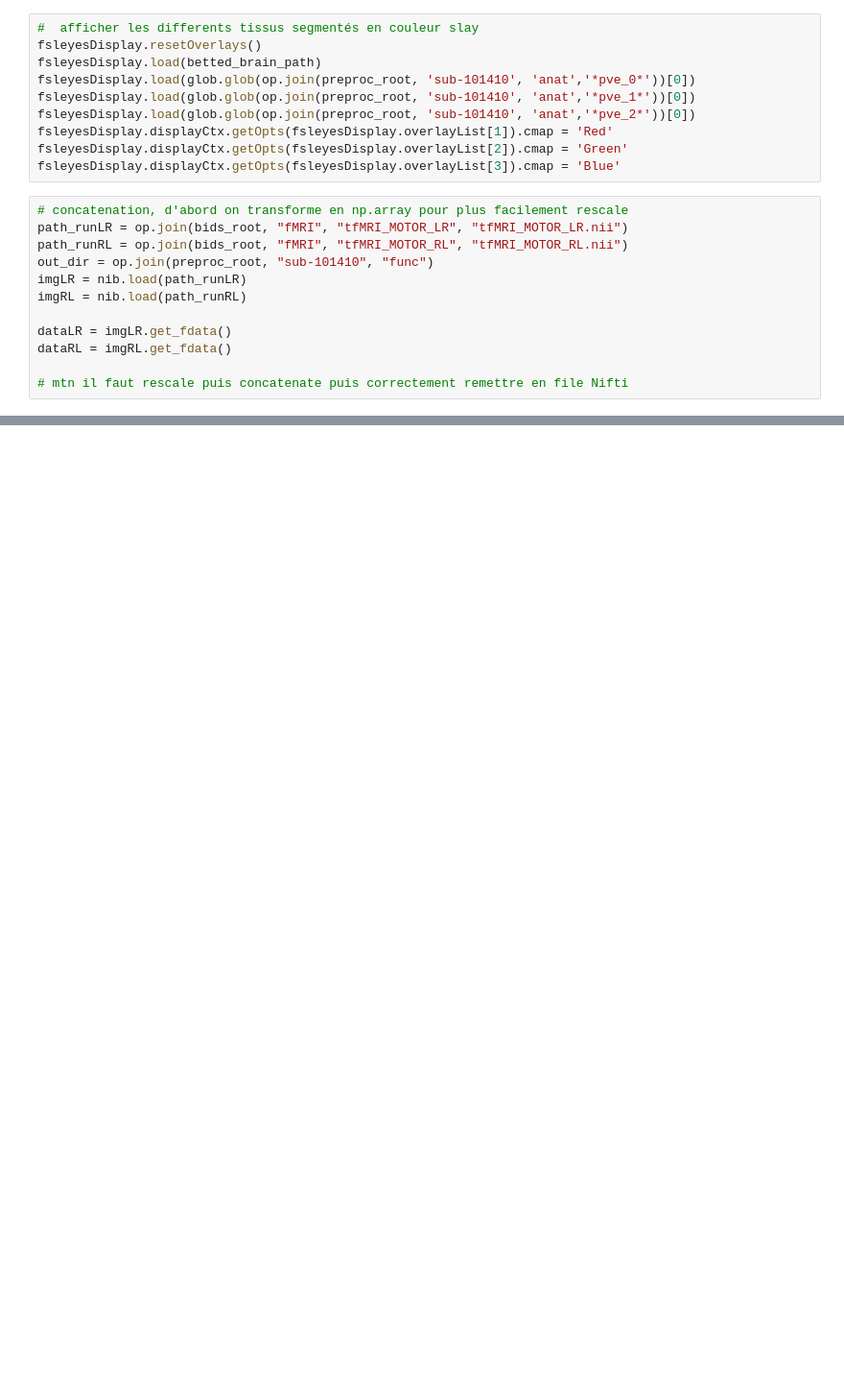
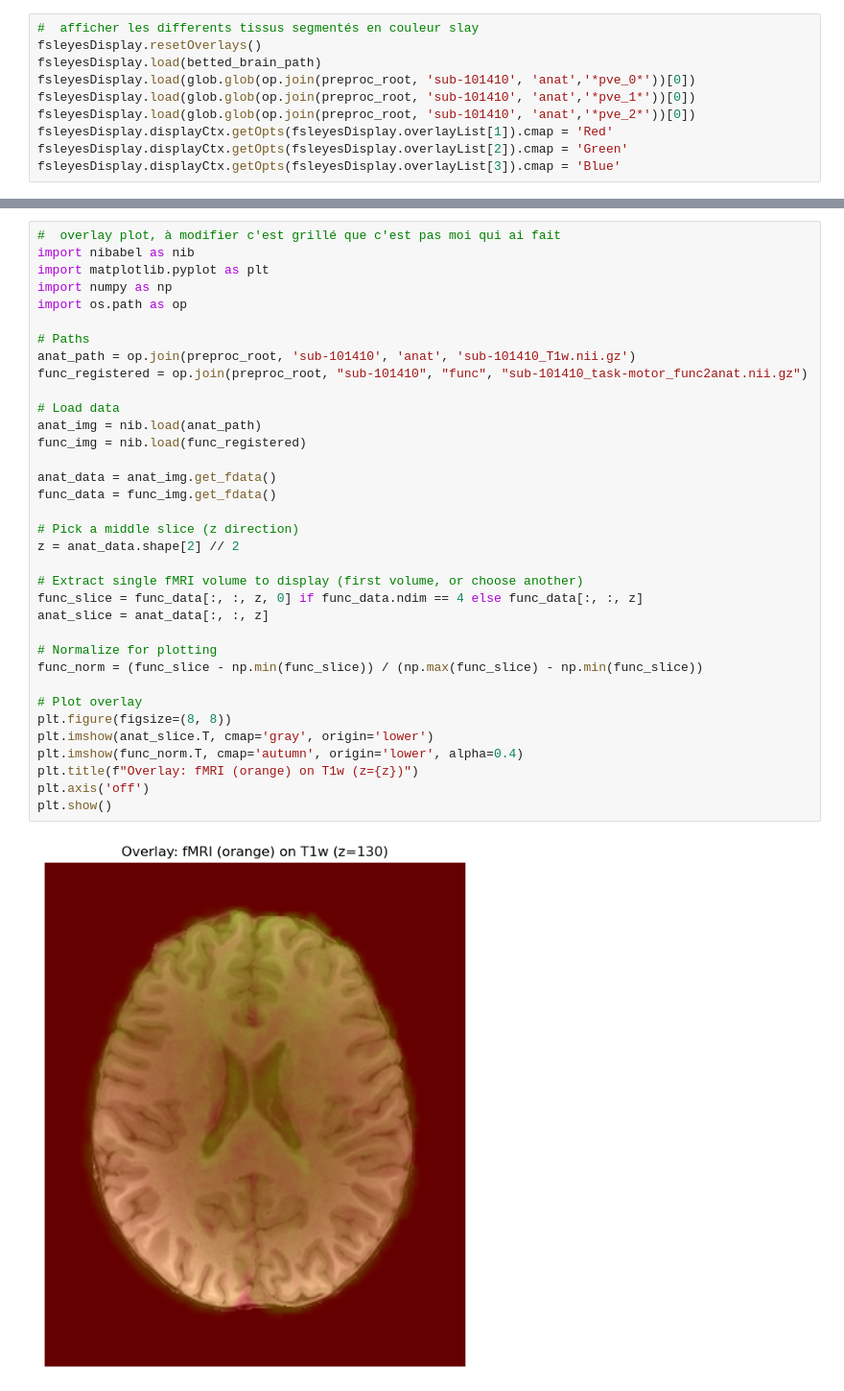
Before and after one commit to Tournedos/NSSP_project1_GroupK, a Jupyter notebook: Preprocess.ipynb, the cells around one changed output, grey strips where cells are left out. Shown: that part at 96% size. Saved outputs shown, nothing was run; the diff lists cells and outputs as text; blank space fills up the shorter version.

```diff
--- a/Preprocess.ipynb
+++ b/Preprocess.ipynb
@@ -274,15 +274,3 @@ fsleyesDisplay.load(glob.glob(op.join(preproc_root, 'sub-101410', 'anat','*pve_2
 fsleyesDisplay.displayCtx.getOpts(fsleyesDisplay.overlayList[1]).cmap = 'Red'
 fsleyesDisplay.displayCtx.getOpts(fsleyesDisplay.overlayList[2]).cmap = 'Green'
 fsleyesDisplay.displayCtx.getOpts(fsleyesDisplay.overlayList[3]).cmap = 'Blue'
-# %%
-# concatenation, d'abord on transforme en np.array pour plus facilement rescale
-path_runLR = op.join(bids_root, "fMRI", "tfMRI_MOTOR_LR", "tfMRI_MOTOR_LR.nii")
-path_runRL = op.join(bids_root, "fMRI", "tfMRI_MOTOR_RL", "tfMRI_MOTOR_RL.nii")
-out_dir = op.join(preproc_root, "sub-101410", "func")
-imgLR = nib.load(path_runLR)
-imgRL = nib.load(path_runRL)
-
-dataLR = imgLR.get_fdata()
-dataRL = imgRL.get_fdata()
-
-# mtn il faut rescale puis concatenate puis correctement remettre en file Nifti
@@ -290,0 +435,37 @@ NameError: name 'op' is not defined
+# %%
+#  overlay plot, à modifier c'est grillé que c'est pas moi qui ai fait
+import nibabel as nib
+import matplotlib.pyplot as plt
+import numpy as np
+import os.path as op
+
+# Paths
+anat_path = op.join(preproc_root, 'sub-101410', 'anat', 'sub-101410_T1w.nii.gz')
+func_registered = op.join(preproc_root, "sub-101410", "func", "sub-101410_task-motor_func2anat.nii.gz")
+
+# Load data
+anat_img = nib.load(anat_path)
+func_img = nib.load(func_registered)
+
+anat_data = anat_img.get_fdata()
+func_data = func_img.get_fdata()
+
+# Pick a middle slice (z direction)
+z = anat_data.shape[2] // 2
+
+# Extract single fMRI volume to display (first volume, or choose another)
+func_slice = func_data[:, :, z, 0] if func_data.ndim == 4 else func_data[:, :, z]
+anat_slice = anat_data[:, :, z]
+
+# Normalize for plotting
+func_norm = (func_slice - np.min(func_slice)) / (np.max(func_slice) - np.min(func_slice))
+
+# Plot overlay
+plt.figure(figsize=(8, 8))
+plt.imshow(anat_slice.T, cmap='gray', origin='lower')
+plt.imshow(func_norm.T, cmap='autumn', origin='lower', alpha=0.4)
+plt.title(f"Overlay: fMRI (orange) on T1w (z={z})")
+plt.axis('off')
+plt.show()
+# %% [output]
+[figure, added]
```
Also changed, not shown: parts of 18 cells of this notebook, 1 other file.
